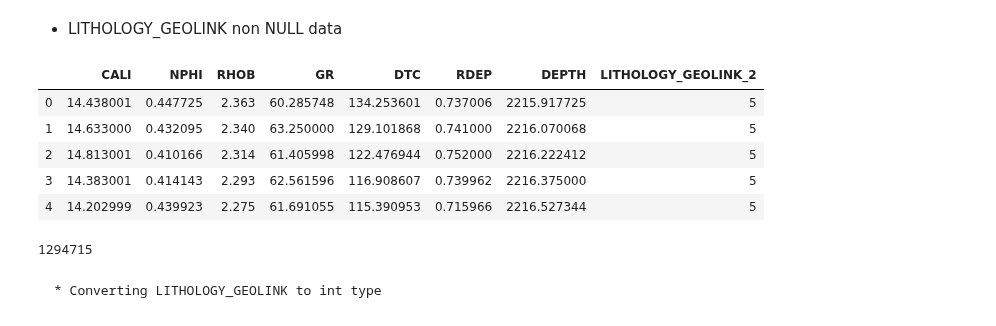
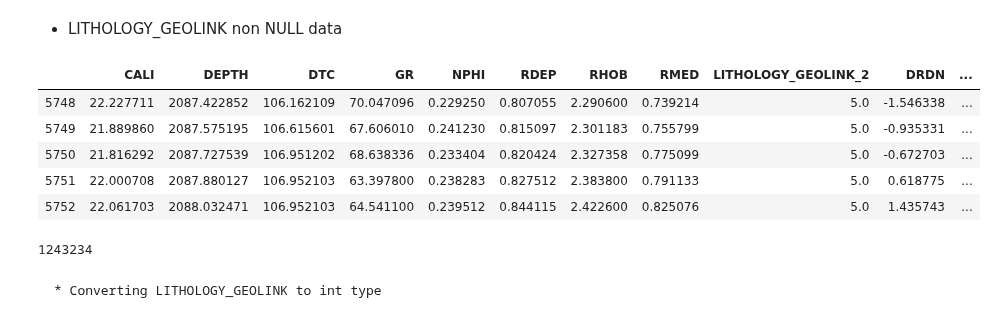
Before and after one commit to rmozart/North-Sea-Electrofacies-Clustering, a Jupyter notebook: Scripts/facies_prediction.ipynb, the cells around one changed output. Cells and saved outputs as stored; diff of their text form; code cells hidden in the pictures.

```diff
--- a/Scripts/facies_prediction.ipynb
+++ b/Scripts/facies_prediction.ipynb
@@ -28,7 +29,7 @@ from tqdm import tqdm_notebook
 # %% [markdown]
 # Checkpoint import
 # %%
-total_df = pd.read_csv('../checkpoints/litho_data_3.csv.gz', compression='gzip') # already non-null litho classes
+total_df = pd.read_csv('../checkpoints/total_df.csv.gz', compression='gzip') # already non-null litho classes
 # %%
 total_df.head()
 # %% [output]
@@ -91,0 +97,2 @@ Text(0.5, 1.0, 'Condensed Lithology Classes - Target Variable Balance')
+# %%
+total_df['DRDN'] = ((total_df['RHOB'] - 2)/0.05) - ((0.45 - total_df['NPHI'])/0.03)
@@ -91,0 +116,2 @@ Text(0.5, 1.0, 'Condensed Lithology Classes - Target Variable Balance')
+# %%
+total_df['AI'] = total_df['RHOB'] * (1e6/total_df['DTC']) * 0.3048
@@ -94,20 +135,20 @@ Text(0.5, 1.0, 'Condensed Lithology Classes - Target Variable Balance')
 # %% [markdown]
 * LITHOLOGY_GEOLINK non NULL data
 # %%
-litho_data = total_df.drop(columns=['WELL_NAME', 'LITHOLOGY_GEOLINK', 'LITHOLOGY_GEOLINK_3', 'DRDN', 'AI']) # litho2 optimum set (84.5)
+litho_data = total_df[pd.notnull(total_df['LITHOLOGY_GEOLINK_2'])].drop(columns=['LITHOLOGY_GEOLINK']) # litho2 optimum set (84.5)
 
 litho_data.head(n=5)
 # %% [output]
-|  | CALI | NPHI | RHOB | GR | DTC | RDEP | DEPTH | LITHOLOGY_GEOLINK_2 |
-| 0 | 14.438001 | 0.447725 | 2.363 | 60.285748 | 134.253601 | 0.737006 | 2215.917725 | 5 |
-| 1 | 14.633000 | 0.432095 | 2.340 | 63.250000 | 129.101868 | 0.741000 | 2216.070068 | 5 |
-| 2 | 14.813001 | 0.410166 | 2.314 | 61.405998 | 122.476944 | 0.752000 | 2216.222412 | 5 |
-| 3 | 14.383001 | 0.414143 | 2.293 | 62.561596 | 116.908607 | 0.739962 | 2216.375000 | 5 |
-| 4 | 14.202999 | 0.439923 | 2.275 | 61.691055 | 115.390953 | 0.715966 | 2216.527344 | 5 |
+|  | CALI | DEPTH | DTC | GR | NPHI | RDEP | RHOB | RMED | LITHOLOGY_GEOLINK_2 | DRDN | ... |
+| 5748 | 22.227711 | 2087.422852 | 106.162109 | 70.047096 | 0.229250 | 0.807055 | 2.290600 | 0.739214 | 5.0 | -1.546338 | ... |
+| 5749 | 21.889860 | 2087.575195 | 106.615601 | 67.606010 | 0.241230 | 0.815097 | 2.301183 | 0.755799 | 5.0 | -0.935331 | ... |
+| 5750 | 21.816292 | 2087.727539 | 106.951202 | 68.638336 | 0.233404 | 0.820424 | 2.327358 | 0.775099 | 5.0 | -0.672703 | ... |
+| 5751 | 22.000708 | 2087.880127 | 106.952103 | 63.397800 | 0.238283 | 0.827512 | 2.383800 | 0.791133 | 5.0 | 0.618775 | ... |
+| 5752 | 22.061703 | 2088.032471 | 106.952103 | 64.541100 | 0.239512 | 0.844115 | 2.422600 | 0.825076 | 5.0 | 1.435743 | ... |
 # %%
 len(litho_data) # samples to build the ML model
 # %% [output]
-1294715
+1243234
 # %% [markdown]
     * Converting LITHOLOGY_GEOLINK to int type
 # %%
```
Also changed, not shown: parts of 29 cells of this notebook.
